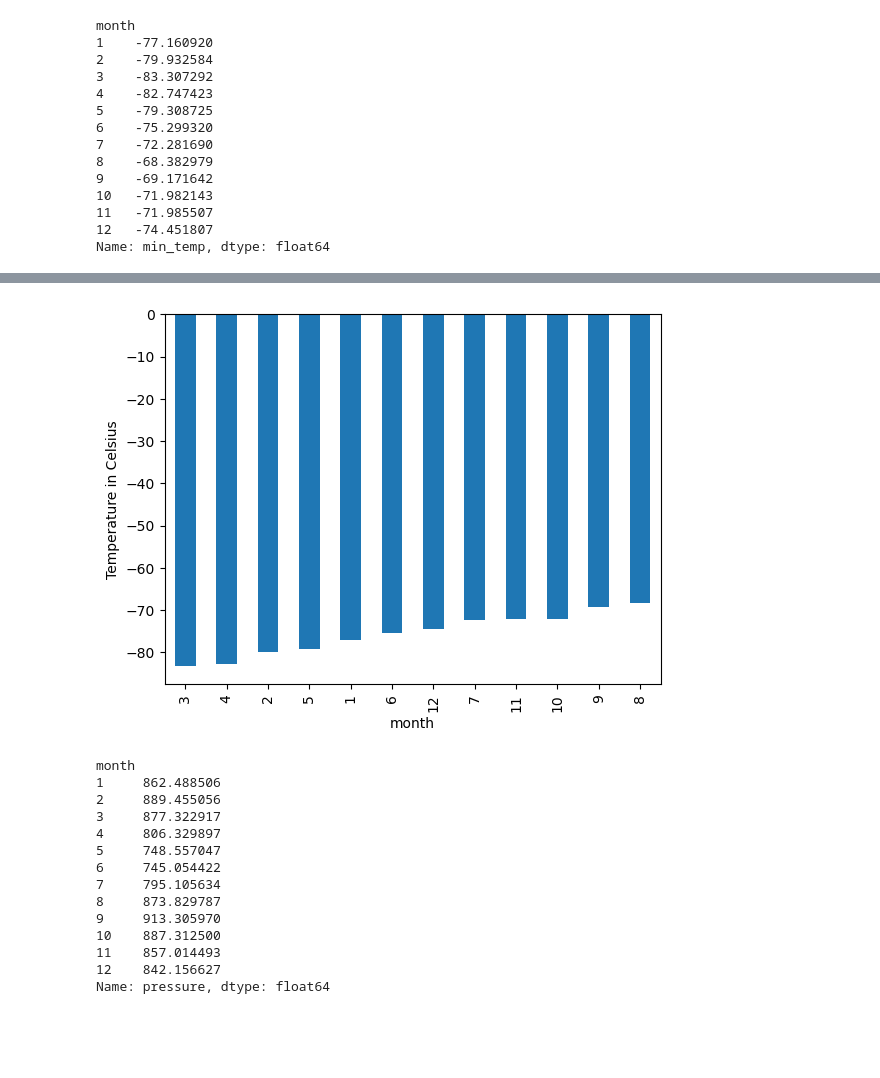
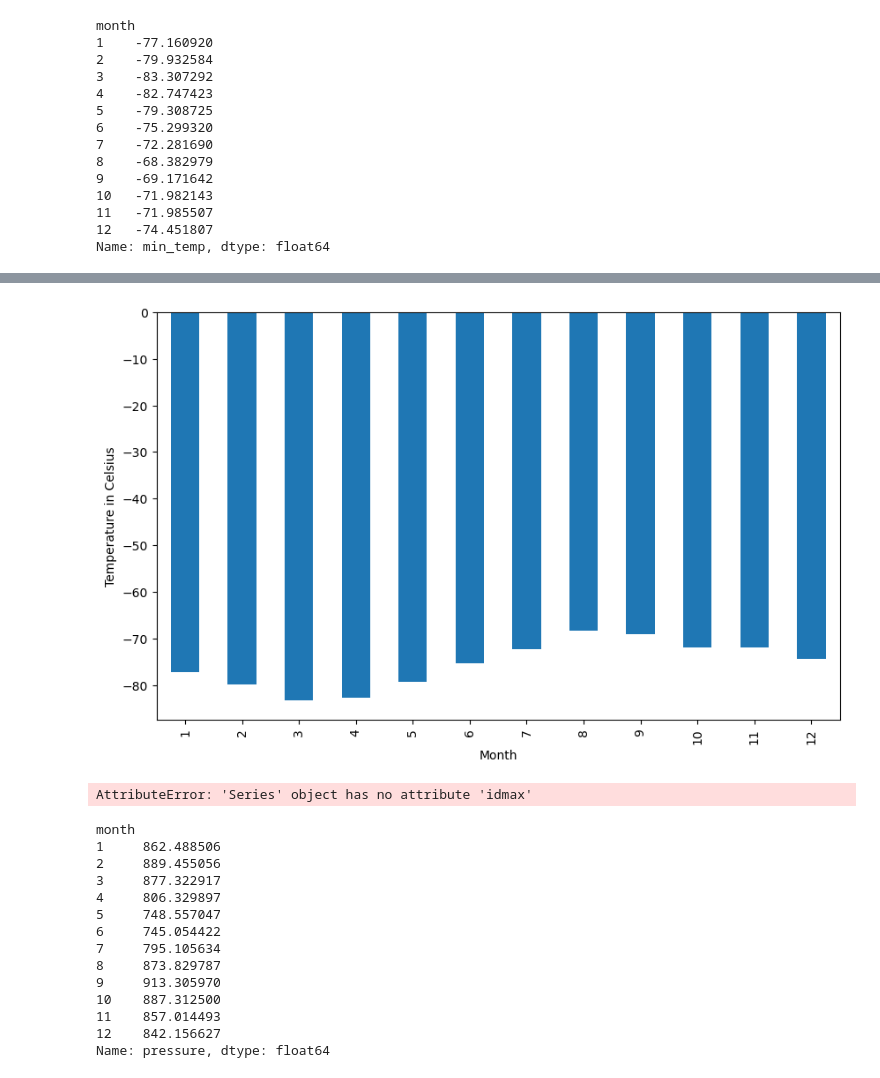
Before and after one commit to eshayden0617/beautiful-soup-challenge, a Jupyter notebook: Starter_Code/part_2_mars_weather.ipynb, the cells around one changed output, grey strips where cells are left out. Drawn from its saved outputs; the diff is of its cells as text; code cells hidden in the pictures; blank space fills up the shorter version.

```diff
--- a/Starter_Code/part_2_mars_weather.ipynb
+++ b/Starter_Code/part_2_mars_weather.ipynb
@@ -186,6 +178,8 @@ Name: month, dtype: int64
 1867
 # %%
 # 3. What is the average low temperature by month?
+avg_temp_month = mars_temp_df.groupby('month')['min_temp'].mean()
+avg_temp_month
 # %% [output]
 month
 1    -77.160920
@@ -208,6 +198,17 @@ Name: min_temp, dtype: float64
+# %%
+# Plot the average temperature by month
+plt.figure(figsize=(10,6))
+avg_temp_month.plot(kind='bar')
+plt.xlabel('Month')
+plt.ylabel('Temperature in Celsius')
+plt.show()
+# %% [output]
+[figure, added]
 # %%
 # Identify the coldest and hottest months in Curiosity's location
+coldest_month = avg_temp_month
+hottest_month = avg_temp_month
 # %% [output]
-[figure, removed]
+AttributeError: 'Series' object has no attribute 'idmax'
 # %%
 # 4. Average pressure by Martian month
```
Also changed, not shown: parts of 8 cells of this notebook, 1 other file.
